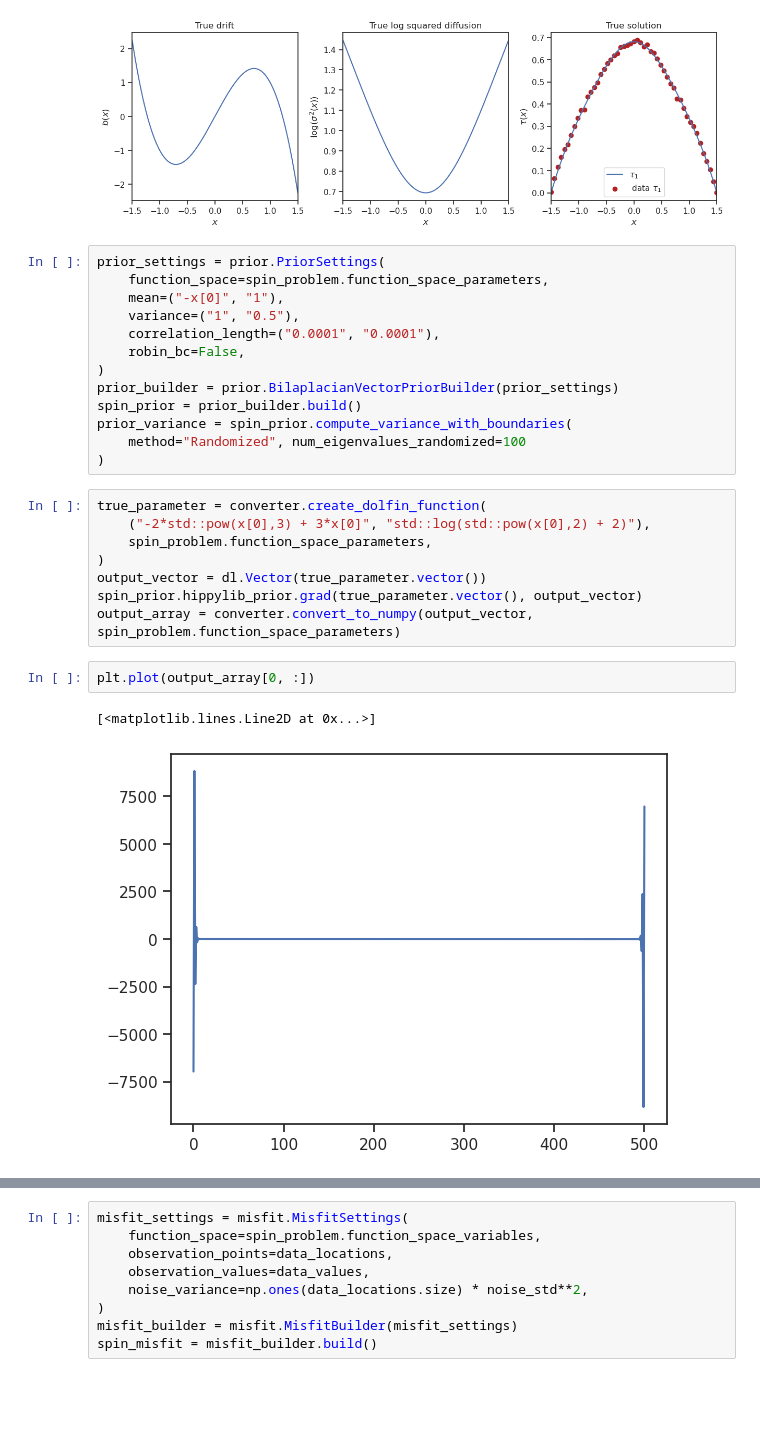
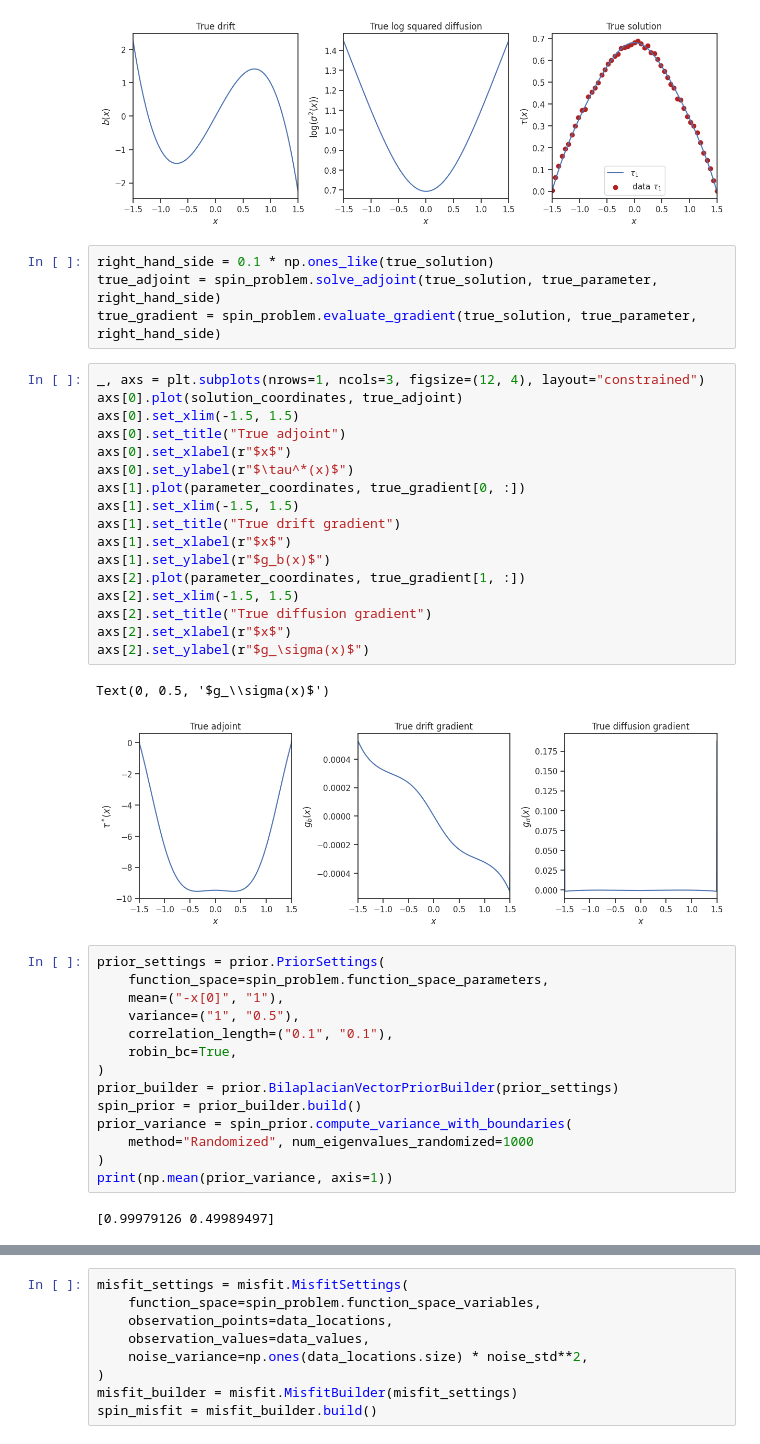
Before and after one commit to maximilian-kruse/SPIN, a Jupyter notebook: examples/1D_drift_diffusion_mfpt.ipynb, the cells around one changed output, grey strips where cells are left out. Drawn from its saved outputs; the diff is of its cells as text; blank space fills up the shorter version.

Commit message:
chore: Implement closer analysis of the problem

```diff
--- a/examples/1D_drift_diffusion_mfpt.ipynb
+++ b/examples/1D_drift_diffusion_mfpt.ipynb
@@ -67,32 +63,46 @@ axs[2].legend()
 # %% [output]
 <matplotlib.legend.Legend at 0x...>
 [figure]
+# %%
+right_hand_side = 0.1 * np.ones_like(true_solution)
+true_adjoint = spin_problem.solve_adjoint(true_solution, true_parameter, right_hand_side)
+true_gradient = spin_problem.evaluate_gradient(true_solution, true_parameter, right_hand_side)
+# %%
+_, axs = plt.subplots(nrows=1, ncols=3, figsize=(12, 4), layout="constrained")
+axs[0].plot(solution_coordinates, true_adjoint)
+axs[0].set_xlim(-1.5, 1.5)
+axs[0].set_title("True adjoint")
+axs[0].set_xlabel(r"$x$")
+axs[0].set_ylabel(r"$\tau^*(x)$")
+axs[1].plot(parameter_coordinates, true_gradient[0, :])
+axs[1].set_xlim(-1.5, 1.5)
+axs[1].set_title("True drift gradient")
+axs[1].set_xlabel(r"$x$")
+axs[1].set_ylabel(r"$g_b(x)$")
+axs[2].plot(parameter_coordinates, true_gradient[1, :])
+axs[2].set_xlim(-1.5, 1.5)
+axs[2].set_title("True diffusion gradient")
+axs[2].set_xlabel(r"$x$")
+axs[2].set_ylabel(r"$g_\sigma(x)$")
+# %% [output]
+Text(0, 0.5, '$g_\\sigma(x)$')
+[figure, added]
 # %%
 prior_settings = prior.PriorSettings(
     function_space=spin_problem.function_space_parameters,
     mean=("-x[0]", "1"),
     variance=("1", "0.5"),
-    correlation_length=("0.0001", "0.0001"),
-    robin_bc=False,
+    correlation_length=("0.1", "0.1"),
+    robin_bc=True,
 )
 prior_builder = prior.BilaplacianVectorPriorBuilder(prior_settings)
 spin_prior = prior_builder.build()
 prior_variance = spin_prior.compute_variance_with_boundaries(
-    method="Randomized", num_eigenvalues_randomized=100
+    method="Randomized", num_eigenvalues_randomized=1000
 )
+print(np.mean(prior_variance, axis=1))
+# %% [output]
+[0.99979126 0.49989497]
-# %%
-true_parameter = converter.create_dolfin_function(
-    ("-2*std::pow(x[0],3) + 3*x[0]", "std::log(std::pow(x[0],2) + 2)"),
-    spin_problem.function_space_parameters,
-)
-output_vector = dl.Vector(true_parameter.vector())
-spin_prior.hippylib_prior.grad(true_parameter.vector(), output_vector)
-output_array = converter.convert_to_numpy(output_vector, spin_problem.function_space_parameters)
-# %%
-plt.plot(output_array[0, :])
-# %% [output]
-[<matplotlib.lines.Line2D at 0x...>]
-[figure, removed]
 # %%
 _, axs = plt.subplots(nrows=1, ncols=2, figsize=(8, 4), layout="constrained")
 axs[0].plot(parameter_coordinates, spin_prior.mean_array[0, :], label="Mean")
```
Also changed, not shown: parts of 9 cells of this notebook, 3 other files.
